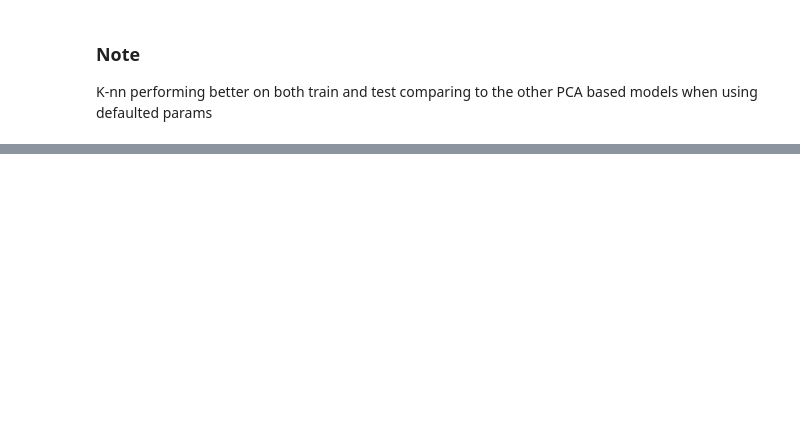
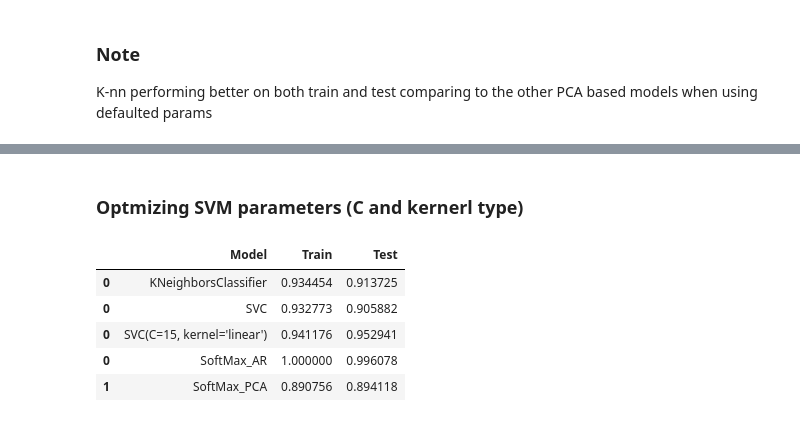
Before and after one commit to felipecostapereira/HIML, a Jupyter notebook: task_03_SVM_KNN.ipynb, the cells around one changed output, grey strips where cells are left out. Cells and saved outputs as stored; diff of their text form; code cells hidden in the pictures; blank space fills up the shorter version.

```diff
--- a/task_03_SVM_KNN.ipynb
+++ b/task_03_SVM_KNN.ipynb
@@ -400,0 +432,39 @@ dfResults
+# %% [markdown]
+### Optmizing SVM parameters (C and kernerl type)
+# %%
+kernels = ['linear', 'poly', 'rbf', 'sigmoid']
+cValues = np.arange(1, 21)
+
+best_model = SVC()
+best_accTest = 0
+best_accTrain = 0
+
+for k in kernels:
+    for c in cValues:
+        modelTrained = SVC(C=c, kernel=k).fit(X2_train, y_train)
+
+        yPred_train = modelTrained.predict(X2_train)
+        yPred_test = modelTrained.predict(X2_test)
+
+        accTrain = accuracy_score(y_train, yPred_train)
+        accTest = accuracy_score(y_test, yPred_test)
+
+        if (accTest >= best_accTest):
+            best_model = modelTrained
+            best_accTrain = accTrain
+            best_accTest = accTest
+
+dfResults2 = dfResults.append(pd.DataFrame({
+    'Model': [str(best_model)],
+    'Train': [best_accTrain],
+    'Test': [best_accTest]}))
+
+dfResults2 = dfResults2.sort_values(by=['Model'])
+dfResults2
+# %% [output]
+|  | Model | Train | Test |
+| 0 | KNeighborsClassifier | 0.934454 | 0.913725 |
+| 0 | SVC | 0.932773 | 0.905882 |
+| 0 | SVC(C=15, kernel='linear') | 0.941176 | 0.952941 |
+| 0 | SoftMax_AR | 1.000000 | 0.996078 |
+| 1 | SoftMax_PCA | 0.890756 | 0.894118 |
```
Also changed, not shown: parts of 15 cells of this notebook.
